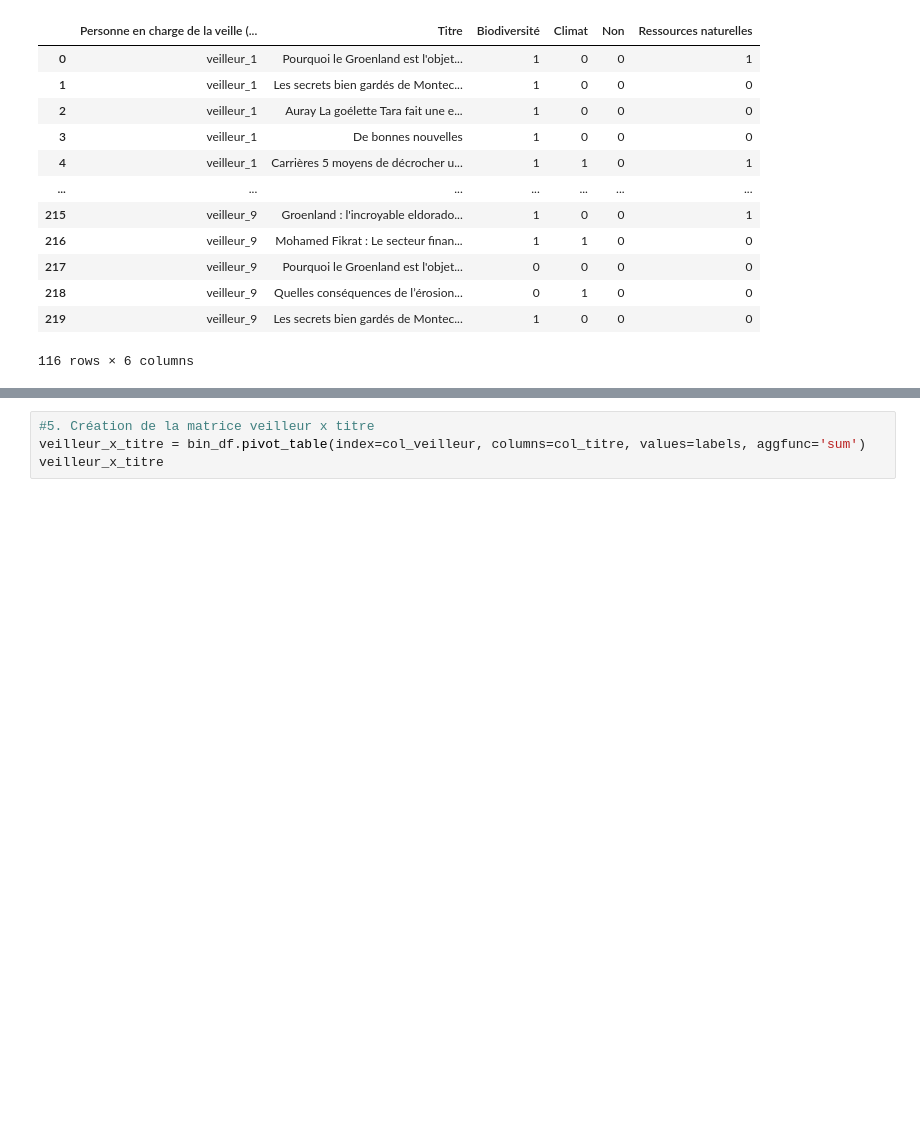
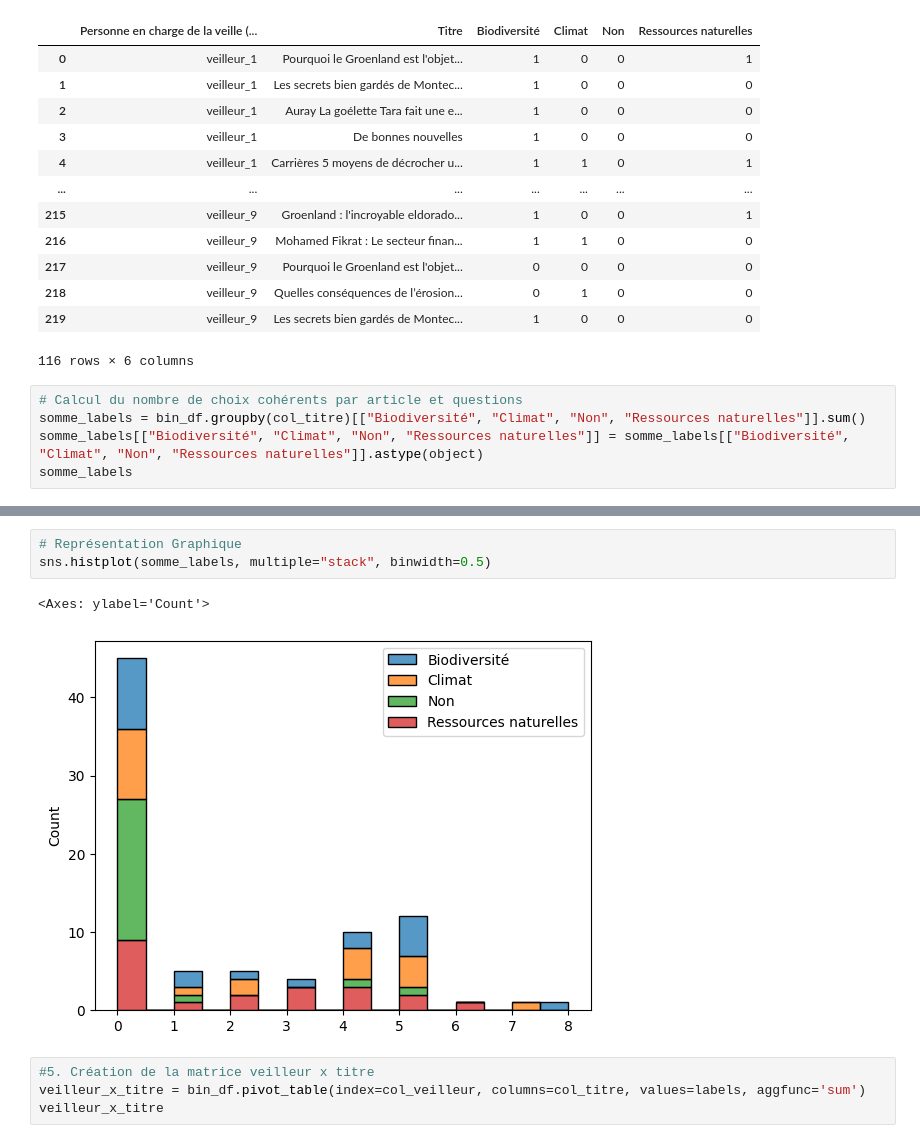
Before and after one commit to athebault/OME_methodo_presse, a Jupyter notebook: veille_ete2025/analyse_veille/analyse_tableaux_veille.ipynb, the cells around one changed output, grey strips where cells are left out. Drawn from its saved outputs; the diff is of its cells as text; blank space fills up the shorter version.

```diff
--- a/veille_ete2025/analyse_veille/analyse_tableaux_veille.ipynb
+++ b/veille_ete2025/analyse_veille/analyse_tableaux_veille.ipynb
@@ -389,3 +390,8 @@ bin_df
 | 218 | veilleur_9 | Quelles conséquences de l’érosion... | 0 | 1 | 0 | 0 |
 | 219 | veilleur_9 | Les secrets bien gardés de Montec... | 1 | 0 | 0 | 0 |
 116 rows × 6 columns
+# %%
+# Calcul du nombre de choix cohérents par article et questions
+somme_labels = bin_df.groupby(col_titre)[["Biodiversité", "Climat", "Non", "Ressources naturelles"]].sum()
+somme_labels[["Biodiversité", "Climat", "Non", "Ressources naturelles"]] = somme_labels[["Biodiversité", "Climat", "Non", "Ressources naturelles"]].astype(object)
+somme_labels
@@ -392,3 +417,9 @@ bin_df
+# %%
+# Représentation Graphique
+sns.histplot(somme_labels, multiple="stack", binwidth=0.5)
+# %% [output]
+<Axes: ylabel='Count'>
+[figure, added]
 # %%
 #5. Création de la matrice veilleur x titre
 veilleur_x_titre = bin_df.pivot_table(index=col_veilleur, columns=col_titre, values=labels, aggfunc='sum')
```
Also changed, not shown: parts of 22 cells of this notebook.
